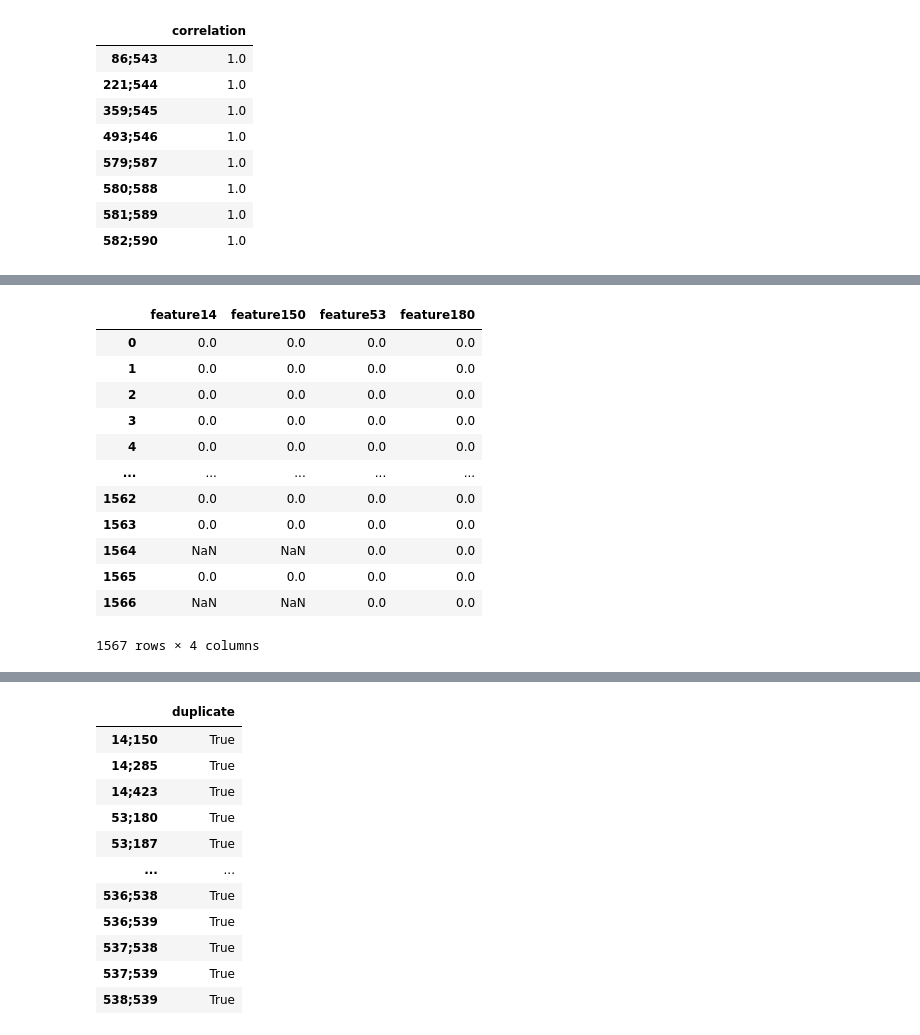
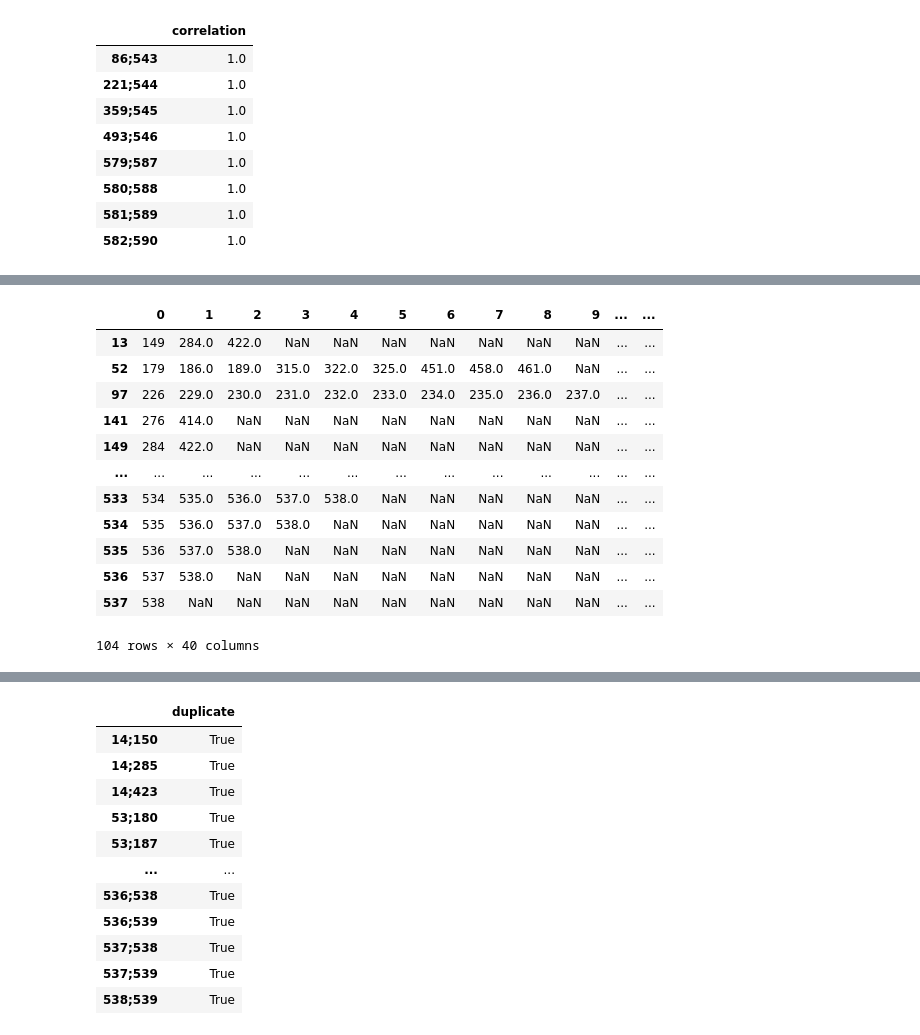
Before and after one commit to hinatanvir/Fault-Detection-SECOM, a Jupyter notebook: Presentation-1-EDA.ipynb, the cells around one changed output, grey strips where cells are left out. Saved outputs shown, nothing was run; the diff lists cells and outputs as text; code cells hidden in the pictures.

```diff
--- a/Presentation-1-EDA.ipynb
+++ b/Presentation-1-EDA.ipynb
@@ -271,9 +271,21 @@ df_corr_pair[df_corr_pair['correlation']==1]
 df_stats = df_features.describe()
 # %%
 dict_duplicate_pair = {}
+dict_duplicate_matches = {}
+list_duplicate = []
 for i in range(0, len(df_features.columns)):
+    l = []
     for j in range(i+1,len(df_features.columns)):
         dict_duplicate_pair[str(i+1)+';'+str(j+1)] = df_features.iloc[:,i].equals(df_features.iloc[:,j])
+        if df_features.iloc[:,i].equals(df_features.iloc[:,j]) == True:
+            l.append(j)
+            list_duplicate.append(i)
+            list_duplicate.append(j)
+    if len(l)!=0:
+        dict_duplicate_matches[i] = l
+
 
 df_duplicate_pair = pd.DataFrame.from_dict(dict_duplicate_pair, orient='index')
 df_duplicate_pair.columns=['duplicate']
+
+df_duplicate_matches = pd.DataFrame.from_dict(dict_duplicate_matches, orient='index')
@@ -298,16 +292,16 @@ df_duplicate_pair.columns=['duplicate']
-# %%
-df_features.iloc[:,[13,149,52,179]]
-# %% [output]
-|  | feature14 | feature150 | feature53 | feature180 |
-| 0 | 0.0 | 0.0 | 0.0 | 0.0 |
-| 1 | 0.0 | 0.0 | 0.0 | 0.0 |
-| 2 | 0.0 | 0.0 | 0.0 | 0.0 |
-| 3 | 0.0 | 0.0 | 0.0 | 0.0 |
-| 4 | 0.0 | 0.0 | 0.0 | 0.0 |
-| ... | ... | ... | ... | ... |
-| 1562 | 0.0 | 0.0 | 0.0 | 0.0 |
-| 1563 | 0.0 | 0.0 | 0.0 | 0.0 |
-| 1564 | NaN | NaN | 0.0 | 0.0 |
-| 1565 | 0.0 | 0.0 | 0.0 | 0.0 |
-| 1566 | NaN | NaN | 0.0 | 0.0 |
-1567 rows × 4 columns
+# %%
+df_duplicate_matches
+# %% [output]
+|  | 0 | 1 | 2 | 3 | 4 | 5 | 6 | 7 | 8 | 9 | ... | ... |
+| 13 | 149 | 284.0 | 422.0 | NaN | NaN | NaN | NaN | NaN | NaN | NaN | ... | ... |
+| 52 | 179 | 186.0 | 189.0 | 315.0 | 322.0 | 325.0 | 451.0 | 458.0 | 461.0 | NaN | ... | ... |
+| 97 | 226 | 229.0 | 230.0 | 231.0 | 232.0 | 233.0 | 234.0 | 235.0 | 236.0 | 237.0 | ... | ... |
+| 141 | 276 | 414.0 | NaN | NaN | NaN | NaN | NaN | NaN | NaN | NaN | ... | ... |
+| 149 | 284 | 422.0 | NaN | NaN | NaN | NaN | NaN | NaN | NaN | NaN | ... | ... |
+| ... | ... | ... | ... | ... | ... | ... | ... | ... | ... | ... | ... | ... |
+| 533 | 534 | 535.0 | 536.0 | 537.0 | 538.0 | NaN | NaN | NaN | NaN | NaN | ... | ... |
+| 534 | 535 | 536.0 | 537.0 | 538.0 | NaN | NaN | NaN | NaN | NaN | NaN | ... | ... |
+| 535 | 536 | 537.0 | 538.0 | NaN | NaN | NaN | NaN | NaN | NaN | NaN | ... | ... |
+| 536 | 537 | 538.0 | NaN | NaN | NaN | NaN | NaN | NaN | NaN | NaN | ... | ... |
+| 537 | 538 | NaN | NaN | NaN | NaN | NaN | NaN | NaN | NaN | NaN | ... | ... |
+104 rows × 40 columns
```
Also changed, not shown: parts of 5 cells of this notebook.
